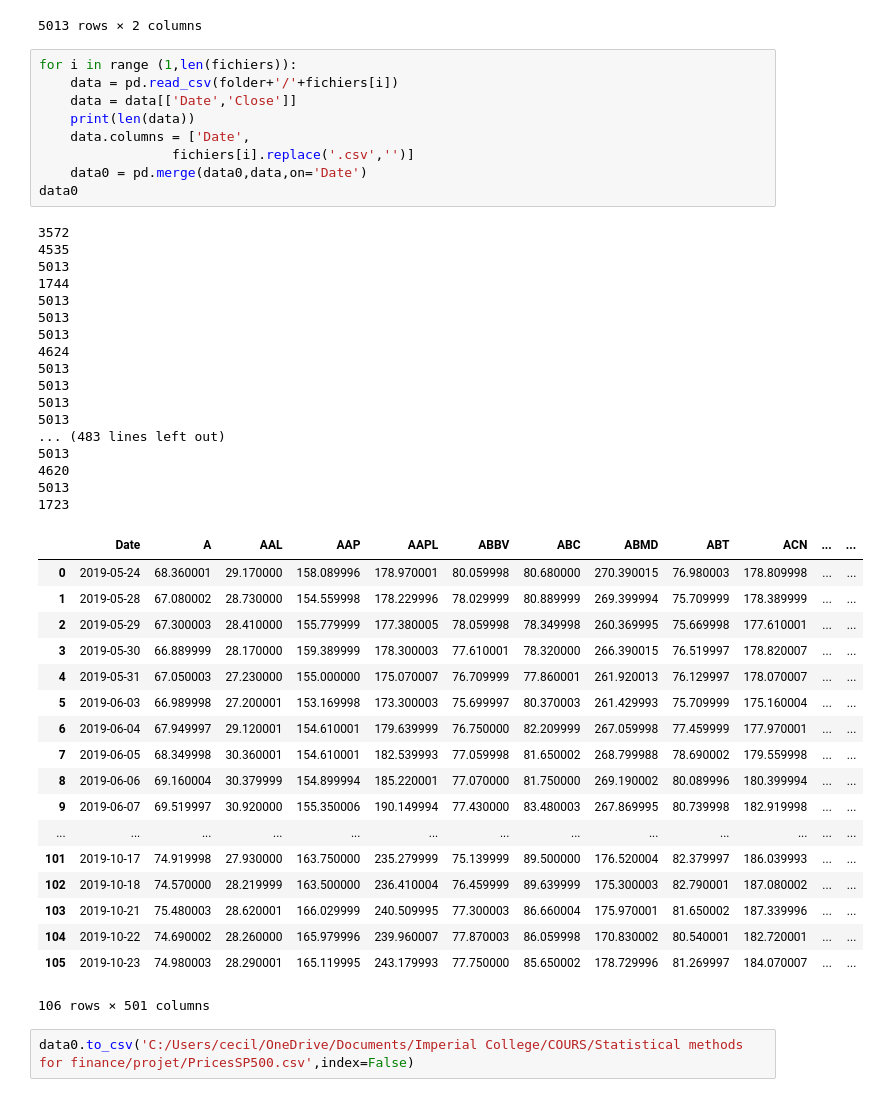
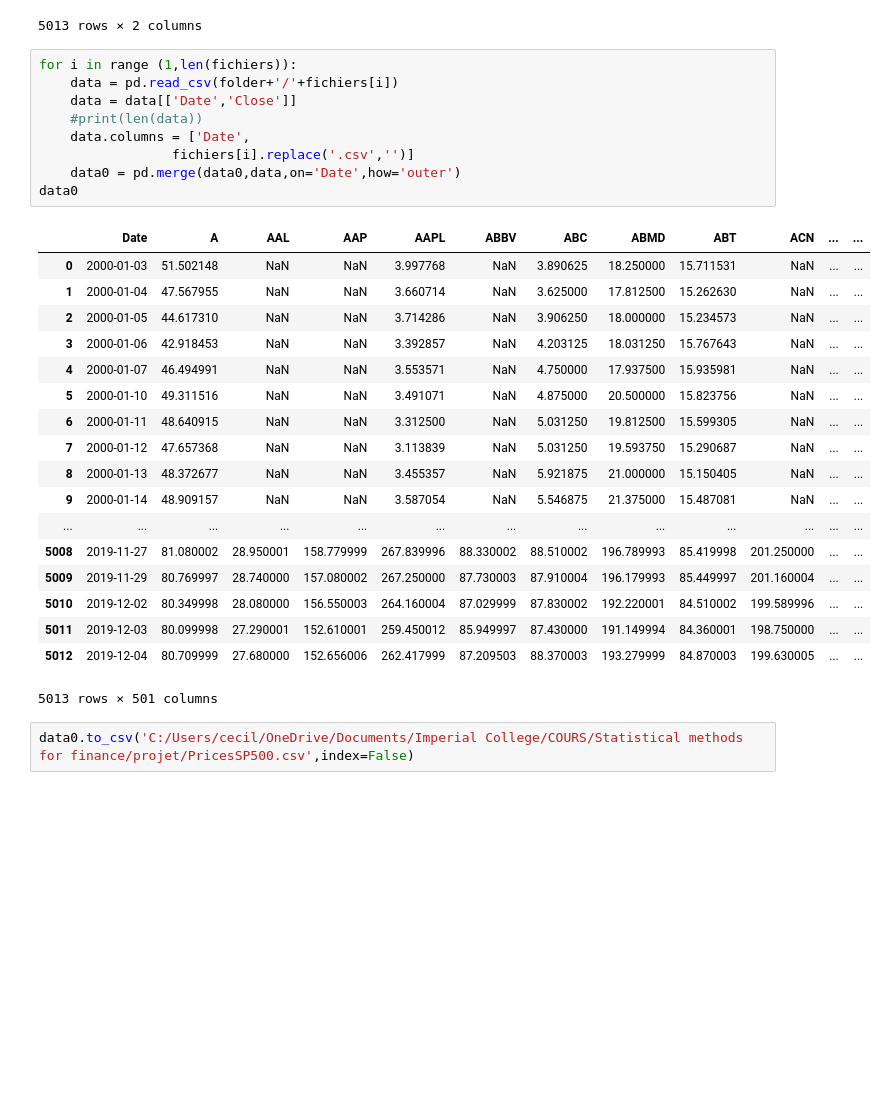
Before and after one commit to mcindoe/nlp, a Jupyter notebook: data/returns/returns_cleaning.ipynb, the cells around one changed output. Cells and saved outputs as stored; diff of their text form; blank space fills up the shorter version.

```diff
--- a/data/returns/returns_cleaning.ipynb
+++ b/data/returns/returns_cleaning.ipynb
@@ -59,48 +59,31 @@ data0
 # %%
 for i in range (1,len(fichiers)):
     data = pd.read_csv(folder+'/'+fichiers[i])
     data = data[['Date','Close']]
-    print(len(data))
+    #print(len(data))
     data.columns = ['Date',
                  fichiers[i].replace('.csv','')]
-    data0 = pd.merge(data0,data,on='Date')
+    data0 = pd.merge(data0,data,on='Date',how='outer')
 data0
 # %% [output]
+|  | Date | A | AAL | AAP | AAPL | ABBV | ABC | ABMD | ABT | ACN | ... | ... |
+| 0 | 2000-01-03 | 51.502148 | NaN | NaN | 3.997768 | NaN | 3.890625 | 18.250000 | 15.711531 | NaN | ... | ... |
+| 1 | 2000-01-04 | 47.567955 | NaN | NaN | 3.660714 | NaN | 3.625000 | 17.812500 | 15.262630 | NaN | ... | ... |
+| 2 | 2000-01-05 | 44.617310 | NaN | NaN | 3.714286 | NaN | 3.906250 | 18.000000 | 15.234573 | NaN | ... | ... |
+| 3 | 2000-01-06 | 42.918453 | NaN | NaN | 3.392857 | NaN | 4.203125 | 18.031250 | 15.767643 | NaN | ... | ... |
+| 4 | 2000-01-07 | 46.494991 | NaN | NaN | 3.553571 | NaN | 4.750000 | 17.937500 | 15.935981 | NaN | ... | ... |
+| 5 | 2000-01-10 | 49.311516 | NaN | NaN | 3.491071 | NaN | 4.875000 | 20.500000 | 15.823756 | NaN | ... | ... |
+| 6 | 2000-01-11 | 48.640915 | NaN | NaN | 3.312500 | NaN | 5.031250 | 19.812500 | 15.599305 | NaN | ... | ... |
+| 7 | 2000-01-12 | 47.657368 | NaN | NaN | 3.113839 | NaN | 5.031250 | 19.593750 | 15.290687 | NaN | ... | ... |
+| 8 | 2000-01-13 | 48.372677 | NaN | NaN | 3.455357 | NaN | 5.921875 | 21.000000 | 15.150405 | NaN | ... | ... |
+| 9 | 2000-01-14 | 48.909157 | NaN | NaN | 3.587054 | NaN | 5.546875 | 21.375000 | 15.487081 | NaN | ... | ... |
+| ... | ... | ... | ... | ... | ... | ... | ... | ... | ... | ... | ... | ... |
+| 5008 | 2019-11-27 | 81.080002 | 28.950001 | 158.779999 | 267.839996 | 88.330002 | 88.510002 | 196.789993 | 85.419998 | 201.250000 | ... | ... |
+| 5009 | 2019-11-29 | 80.769997 | 28.740000 | 157.080002 | 267.250000 | 87.730003 | 87.910004 | 196.179993 | 85.449997 | 201.160004 | ... | ... |
+| 5010 | 2019-12-02 | 80.349998 | 28.080000 | 156.550003 | 264.160004 | 87.029999 | 87.830002 | 192.220001 | 84.510002 | 199.589996 | ... | ... |
+| 5011 | 2019-12-03 | 80.099998 | 27.290001 | 152.610001 | 259.450012 | 85.949997 | 87.430000 | 191.149994 | 84.360001 | 198.750000 | ... | ... |
+| 5012 | 2019-12-04 | 80.709999 | 27.680000 | 152.656006 | 262.417999 | 87.209503 | 88.370003 | 193.279999 | 84.870003 | 199.630005 | ... | ... |
-3572
-4535
-5013
-1744
-5013
-5013
-5013
-4624
-5013
-5013
-5013
-5013
-... (483 lines left out)
-5013
-4620
-5013
-1723
+5013 rows × 501 columns
-|  | Date | A | AAL | AAP | AAPL | ABBV | ABC | ABMD | ABT | ACN | ... | ... |
-| 0 | 2019-05-24 | 68.360001 | 29.170000 | 158.089996 | 178.970001 | 80.059998 | 80.680000 | 270.390015 | 76.980003 | 178.809998 | ... | ... |
-| 1 | 2019-05-28 | 67.080002 | 28.730000 | 154.559998 | 178.229996 | 78.029999 | 80.889999 | 269.399994 | 75.709999 | 178.389999 | ... | ... |
-| 2 | 2019-05-29 | 67.300003 | 28.410000 | 155.779999 | 177.380005 | 78.059998 | 78.349998 | 260.369995 | 75.669998 | 177.610001 | ... | ... |
-| 3 | 2019-05-30 | 66.889999 | 28.170000 | 159.389999 | 178.300003 | 77.610001 | 78.320000 | 266.390015 | 76.519997 | 178.820007 | ... | ... |
-| 4 | 2019-05-31 | 67.050003 | 27.230000 | 155.000000 | 175.070007 | 76.709999 | 77.860001 | 261.920013 | 76.129997 | 178.070007 | ... | ... |
-| 5 | 2019-06-03 | 66.989998 | 27.200001 | 153.169998 | 173.300003 | 75.699997 | 80.370003 | 261.429993 | 75.709999 | 175.160004 | ... | ... |
-| 6 | 2019-06-04 | 67.949997 | 29.120001 | 154.610001 | 179.639999 | 76.750000 | 82.209999 | 267.059998 | 77.459999 | 177.970001 | ... | ... |
-| 7 | 2019-06-05 | 68.349998 | 30.360001 | 154.610001 | 182.539993 | 77.059998 | 81.650002 | 268.799988 | 78.690002 | 179.559998 | ... | ... |
-| 8 | 2019-06-06 | 69.160004 | 30.379999 | 154.899994 | 185.220001 | 77.070000 | 81.750000 | 269.190002 | 80.089996 | 180.399994 | ... | ... |
-| 9 | 2019-06-07 | 69.519997 | 30.920000 | 155.350006 | 190.149994 | 77.430000 | 83.480003 | 267.869995 | 80.739998 | 182.919998 | ... | ... |
-| ... | ... | ... | ... | ... | ... | ... | ... | ... | ... | ... | ... | ... |
-| 101 | 2019-10-17 | 74.919998 | 27.930000 | 163.750000 | 235.279999 | 75.139999 | 89.500000 | 176.520004 | 82.379997 | 186.039993 | ... | ... |
-| 102 | 2019-10-18 | 74.570000 | 28.219999 | 163.500000 | 236.410004 | 76.459999 | 89.639999 | 175.300003 | 82.790001 | 187.080002 | ... | ... |
-| 103 | 2019-10-21 | 75.480003 | 28.620001 | 166.029999 | 240.509995 | 77.300003 | 86.660004 | 175.970001 | 81.650002 | 187.339996 | ... | ... |
-| 104 | 2019-10-22 | 74.690002 | 28.260000 | 165.979996 | 239.960007 | 77.870003 | 86.059998 | 170.830002 | 80.540001 | 182.720001 | ... | ... |
-| 105 | 2019-10-23 | 74.980003 | 28.290001 | 165.119995 | 243.179993 | 77.750000 | 85.650002 | 178.729996 | 81.269997 | 184.070007 | ... | ... |
-106 rows × 501 columns
 # %%
 data0.to_csv('C:/Users/cecil/OneDrive/Documents/Imperial College/COURS/Statistical methods for finance/projet/PricesSP500.csv',index=False)
 # %%
```
